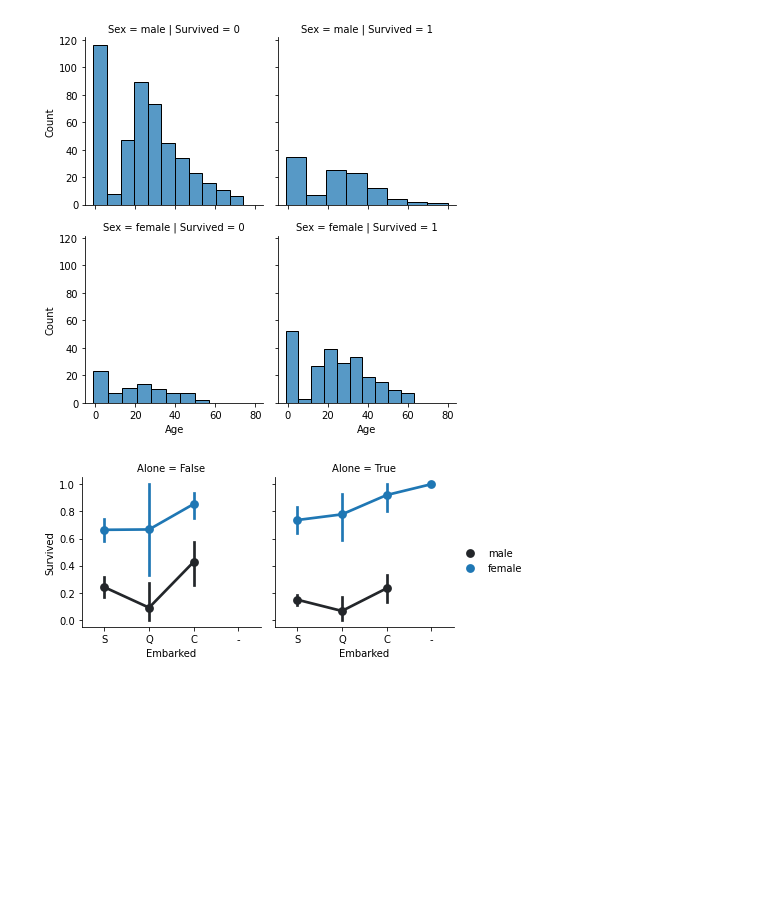
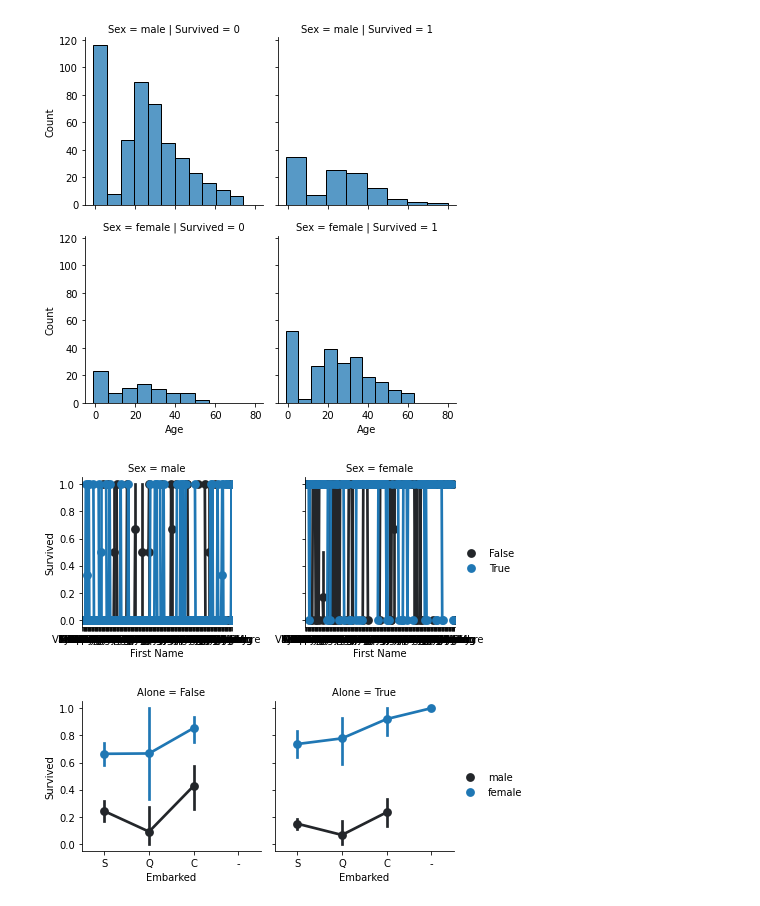
Before and after one commit to kys-sheng/titanic, a Jupyter notebook: titanic.ipynb, the cells around one changed output. Saved outputs shown, nothing was run; the diff lists cells and outputs as text; code cells hidden in the pictures; blank space fills up the shorter version.

```diff
--- a/titanic.ipynb
+++ b/titanic.ipynb
@@ -148,6 +253,13 @@ plt.show()
 # %% [output]
 [figure]
 [figure]
+# %%
+g = sns.FacetGrid(train_dataset, col="Sex")
+g.map(sns.pointplot, 'First Name',"Survived", "Alone")#, order=["S","Q","C","-"],hue_order=["male","female"])
+g.add_legend()
+plt.show()
+# %% [output]
+[figure, added]
 # %%
 g = sns.FacetGrid(train_dataset, col="Alone")
 g.map(sns.pointplot, 'Embarked',"Survived", "Sex", order=["S","Q","C","-"],hue_order=["male","female"])
```
Also changed, not shown: parts of 8 cells of this notebook.
